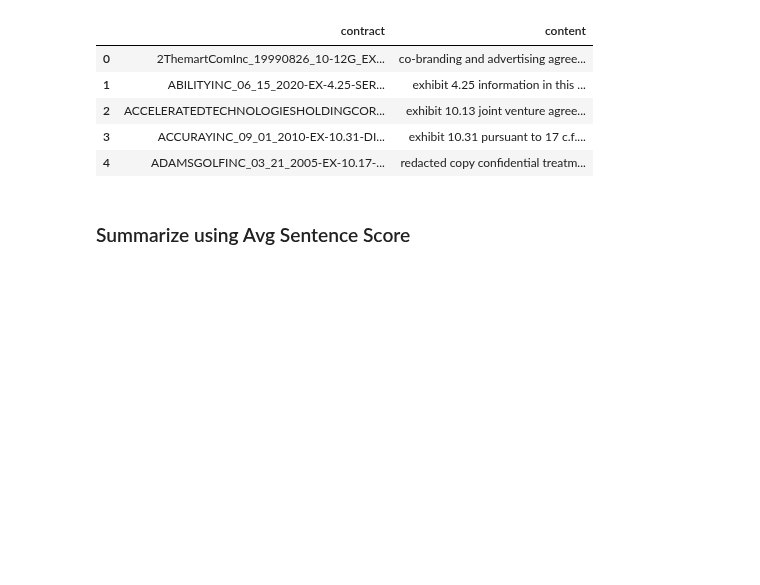
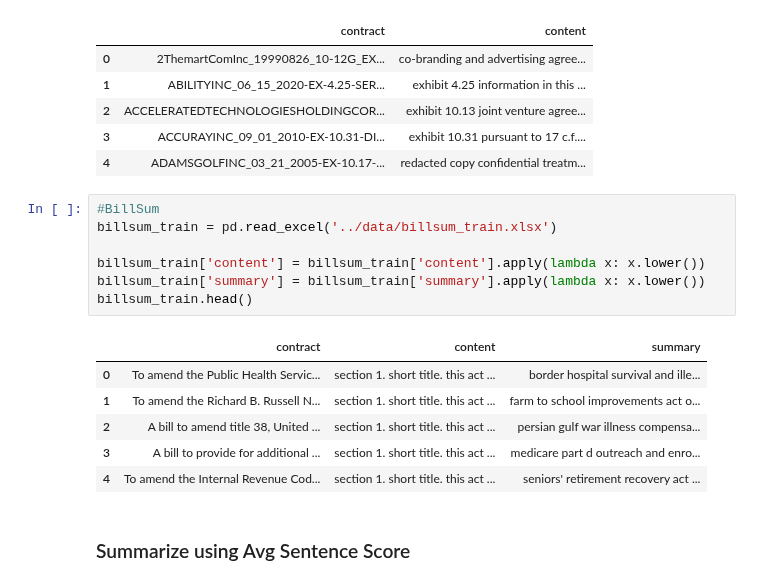
Before and after one commit to dian-farah/IS450TextMiningG2T2, a Jupyter notebook: Summarisation/Extractive Summarization.ipynb, the cells around one changed output. Saved outputs shown, nothing was run; the diff lists cells and outputs as text; blank space fills up the shorter version.

Commit message:
load billsum data

```diff
--- a/Summarisation/Extractive Summarization.ipynb
+++ b/Summarisation/Extractive Summarization.ipynb
@@ -25,6 +25,20 @@ contracts_cuad.head()
 | 2 | ACCELERATEDTECHNOLOGIESHOLDINGCOR... | exhibit 10.13 joint venture agree... |
 | 3 | ACCURAYINC_09_01_2010-EX-10.31-DI... | exhibit 10.31 pursuant to 17 c.f.... |
 | 4 | ADAMSGOLFINC_03_21_2005-EX-10.17-... | redacted copy confidential treatm... |
+# %%
+#BillSum
+billsum_train = pd.read_excel('../data/billsum_train.xlsx')
+
+billsum_train['content'] = billsum_train['content'].apply(lambda x: x.lower())
+billsum_train['summary'] = billsum_train['summary'].apply(lambda x: x.lower())
+billsum_train.head()
+# %% [output]
+|  | contract | content | summary |
+| 0 | To amend the Public Health Servic... | section 1. short title. this act ... | border hospital survival and ille... |
+| 1 | To amend the Richard B. Russell N... | section 1. short title. this act ... | farm to school improvements act o... |
+| 2 | A bill to amend title 38, United ... | section 1. short title. this act ... | persian gulf war illness compensa... |
+| 3 | A bill to provide for additional ... | section 1. short title. this act ... | medicare part d outreach and enro... |
+| 4 | To amend the Internal Revenue Cod... | section 1. short title. this act ... | seniors' retirement recovery act ... |
 # %% [markdown]
 ### Summarize using Avg Sentence Score
 # %% [markdown]
```
Also changed, not shown: parts of 1 cell of this notebook.
